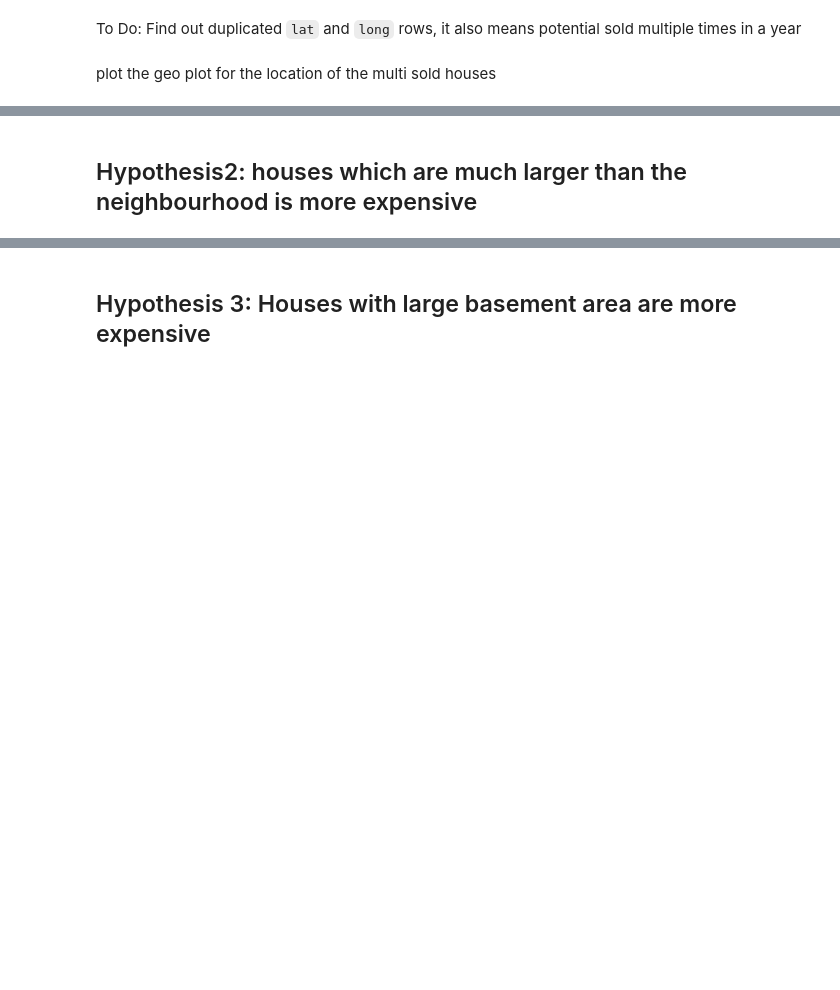
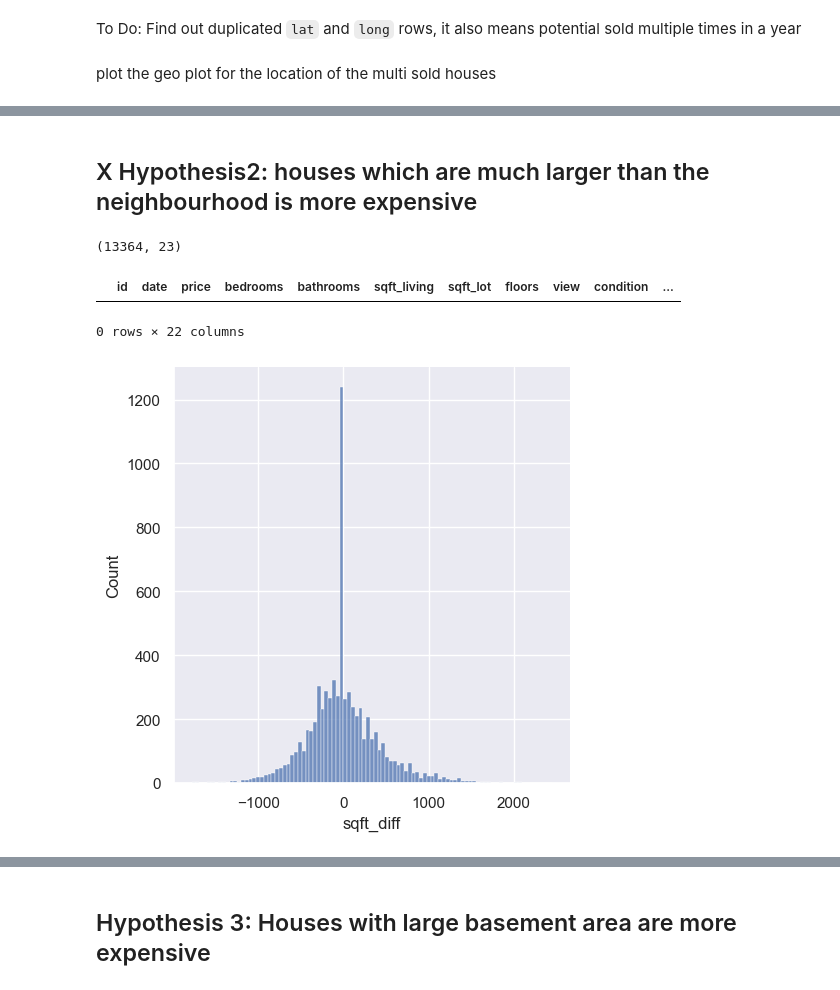
Before and after one commit to puektchenli/eda_prj_li, a Jupyter notebook: EDA_li.ipynb, the cells around one changed output, grey strips where cells are left out. Drawn from its saved outputs; the diff is of its cells as text; code cells hidden in the pictures; blank space fills up the shorter version.

```diff
--- a/EDA_li.ipynb
+++ b/EDA_li.ipynb
@@ -483,2 +496,18 @@ sns.relplot(
 # %% [markdown]
-## Hypothesis2: houses which are much larger than the neighbourhood is more expensive
+## X Hypothesis2: houses which are much larger than the neighbourhood is more expensive
+# %%
+# `df_bigger_sqft` is houses larger than neighbour
+df_bigger_sqft = df[(df.sqft_living-df.sqft_living15)<100]
+print(df_bigger_sqft.shape)
+
+df_bigger_sqft.price.describe()
+df_chp_area['sqft_diff'] = df_chp_area.sqft_living-df_chp_area.sqft_living15
+sns.displot(data=df_chp_area, x='sqft_diff')
+
+df_chp_area['sqft_diff'].describe()
+df_chp_area[df_chp_area['sqft_diff']==8690]
+# %% [output]
+(13364, 23)
+|  | id | date | price | bedrooms | bathrooms | sqft_living | sqft_lot | floors | view | condition | ... |
+0 rows × 22 columns
+[figure, added]
```
Also changed, not shown: parts of 49 cells of this notebook, 14 other files.
